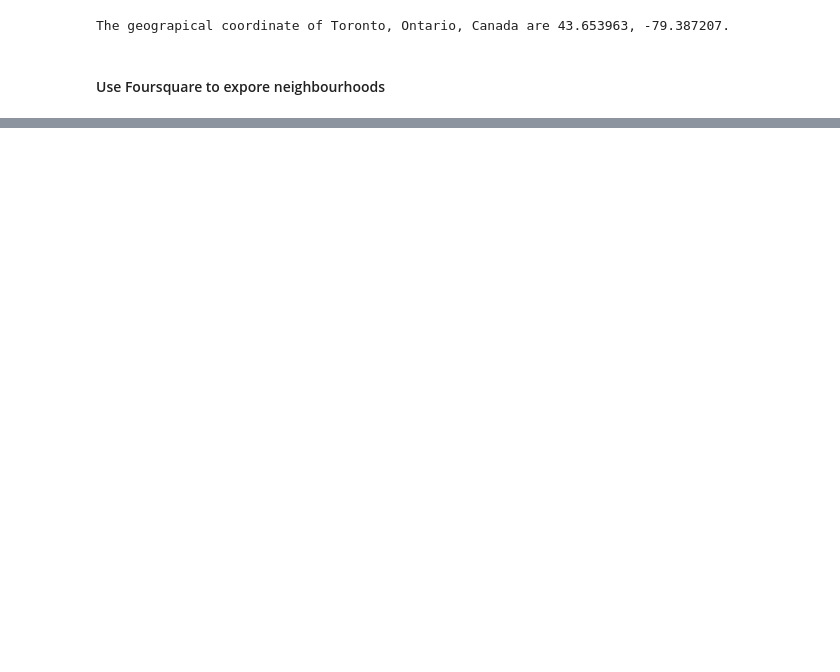
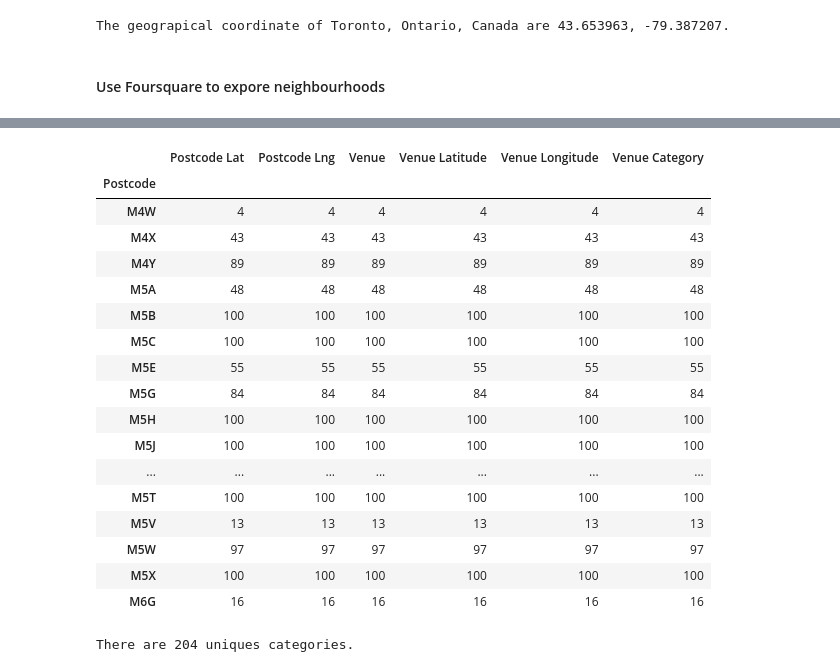
Before and after one commit to chiefs18/Coursera_Capstone, a Jupyter notebook: MH_Data_Sci_Capstone_Wk3_Toronto_JupyterNB.ipynb, the cells around one changed output, grey strips where cells are left out. Cells and saved outputs as stored; diff of their text form; code cells hidden in the pictures; blank space fills up the shorter version.

```diff
--- a/MH_Data_Sci_Capstone_Wk3_Toronto_JupyterNB.ipynb
+++ b/MH_Data_Sci_Capstone_Wk3_Toronto_JupyterNB.ipynb
@@ -248,0 +348,40 @@ map_toronto = folium.Map(location=[latitude, longitude], zoom_start=10)
+# %%
+def getNearbyVenues(names, latitudes, longitudes, radius=500):
+
+    venues_list=[]
+    for name, lat, lng in zip(names, latitudes, longitudes):
+        print(name)
+
+        # create the API request URL
+        url = 'https://api.foursquare.com/v2/venues/explore?&client_id={}&client_secret={}&v={}&ll={},{}&radius={}&limit={}'.format(
+            CLIENT_ID,
+            CLIENT_SECRET,
+            VERSION,
+            lat,
+            lng,
+            radius,
+            LIMIT)
+
+        # make the GET request
+        results = requests.get(url).json()["response"]['groups'][0]['items']
+
+        # return only relevant information for each nearby venue
+        venues_list.append([(
+            name,
+            lat,
+            lng,
+            v['venue']['name'],
+            v['venue']['location']['lat'],
+            v['venue']['location']['lng'],
+            v['venue']['categories'][0]['name']) for v in results])
+
+    nearby_venues = pd.DataFrame([item for venue_list in venues_list for item in venue_list])
+    nearby_venues.columns = ['Postcode',
+                  'Postcode Lat',
+                  'Postcode Lng',
+                  'Venue',
+                  'Venue Latitude',
+                  'Venue Longitude',
+                  'Venue Category']
+
+    return(nearby_venues)
@@ -248,0 +390,2 @@ map_toronto = folium.Map(location=[latitude, longitude], zoom_start=10)
+# %%
+downtown_venues = getNearbyVenues(names=downtown_area['Postcode'], latitudes=downtown_area['Lat'], longitudes=downtown_area['Lng'])
@@ -248,0 +422,25 @@ map_toronto = folium.Map(location=[latitude, longitude], zoom_start=10)
+# %%
+downtown_venues.groupby('Postcode').count()
+# %% [output]
+|  | Postcode Lat | Postcode Lng | Venue | Venue Latitude | Venue Longitude | Venue Category |
+| Postcode |  |  |  |  |  |  |
+| M4W | 4 | 4 | 4 | 4 | 4 | 4 |
+| M4X | 43 | 43 | 43 | 43 | 43 | 43 |
+| M4Y | 89 | 89 | 89 | 89 | 89 | 89 |
+| M5A | 48 | 48 | 48 | 48 | 48 | 48 |
+| M5B | 100 | 100 | 100 | 100 | 100 | 100 |
+| M5C | 100 | 100 | 100 | 100 | 100 | 100 |
+| M5E | 55 | 55 | 55 | 55 | 55 | 55 |
+| M5G | 84 | 84 | 84 | 84 | 84 | 84 |
+| M5H | 100 | 100 | 100 | 100 | 100 | 100 |
+| M5J | 100 | 100 | 100 | 100 | 100 | 100 |
+| ... | ... | ... | ... | ... | ... | ... |
+| M5T | 100 | 100 | 100 | 100 | 100 | 100 |
+| M5V | 13 | 13 | 13 | 13 | 13 | 13 |
+| M5W | 97 | 97 | 97 | 97 | 97 | 97 |
+| M5X | 100 | 100 | 100 | 100 | 100 | 100 |
+| M6G | 16 | 16 | 16 | 16 | 16 | 16 |
+# %%
+print('There are {} uniques categories.'.format(len(downtown_venues['Venue Category'].unique())))
+# %% [output]
+There are 204 uniques categories.
```
Also changed, not shown: parts of 53 cells of this notebook.
